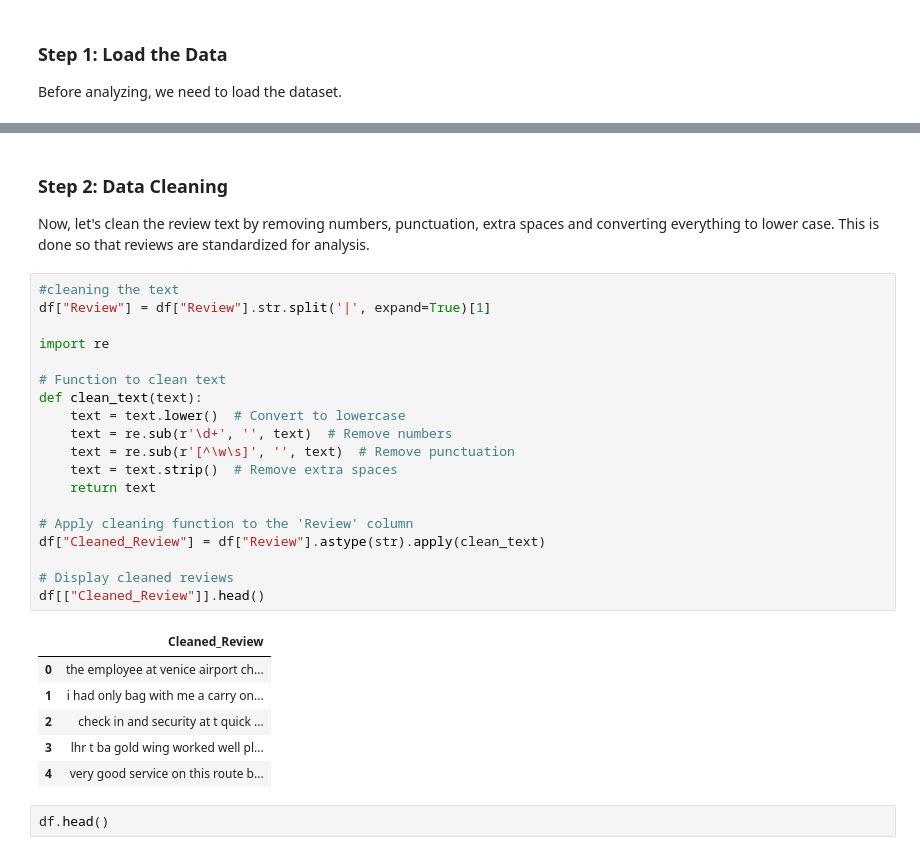
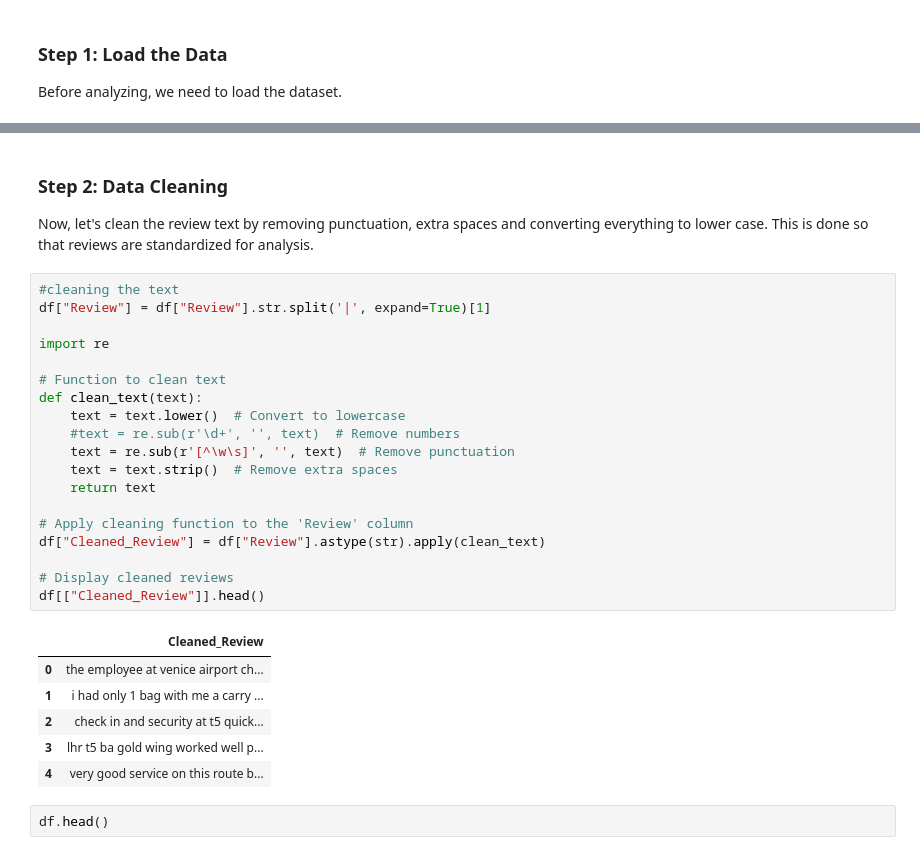
Before and after one commit to IshitaRajpal/British-Airways-Data-Science-Virtual-Internship-Project, a Jupyter notebook: python/task_1.ipynb, the cells around one changed output, grey strips where cells are left out. Saved outputs shown, nothing was run; the diff lists cells and outputs as text.

```diff
--- a/python/task_1.ipynb
+++ b/python/task_1.ipynb
@@ -215,32 +215,32 @@ df.head()
 | 4 | Not Verified | Very good service ... | Business Class | London Heathrow to Stockholm | 3.0 | 5.0 | 3.0 | 5.0 | ... |
 # %% [markdown]
 ### Step 2: Data Cleaning
-Now, let's clean the review text by removing numbers, punctuation, extra spaces and converting everything to lower case. This is done so that reviews are standardized for analysis.
+Now, let's clean the review text by removing punctuation, extra spaces and converting everything to lower case. This is done so that reviews are standardized for analysis.
 # %%
 #cleaning the text
 df["Review"] = df["Review"].str.split('|', expand=True)[1]
 
 import re
 
 # Function to clean text
 def clean_text(text):
     text = text.lower()  # Convert to lowercase
-    text = re.sub(r'\d+', '', text)  # Remove numbers
+    #text = re.sub(r'\d+', '', text)  # Remove numbers
     text = re.sub(r'[^\w\s]', '', text)  # Remove punctuation
     text = text.strip()  # Remove extra spaces
     return text
 
 # Apply cleaning function to the 'Review' column
 df["Cleaned_Review"] = df["Review"].astype(str).apply(clean_text)
 
 # Display cleaned reviews
 df[["Cleaned_Review"]].head()
 # %% [output]
 |  | Cleaned_Review |
 | 0 | the employee at venice airport ch... |
-| 1 | i had only bag with me a carry on... |
-| 2 | check in and security at t quick ... |
-| 3 | lhr t ba gold wing worked well pl... |
+| 1 | i had only 1 bag with me a carry ... |
+| 2 | check in and security at t5 quick... |
+| 3 | lhr t5 ba gold wing worked well p... |
 | 4 | very good service on this route b... |
 # %%
 df.head()
```
Also changed, not shown: parts of 3 cells of this notebook, 3 other files.
